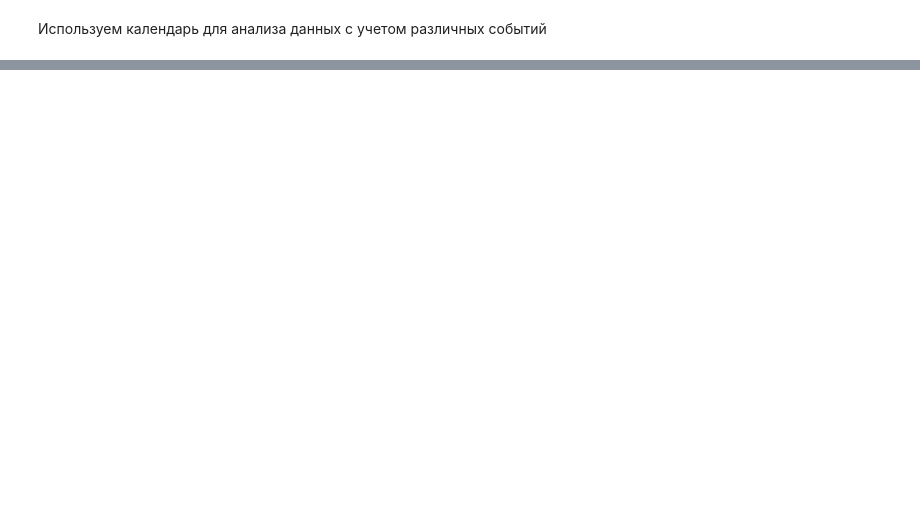
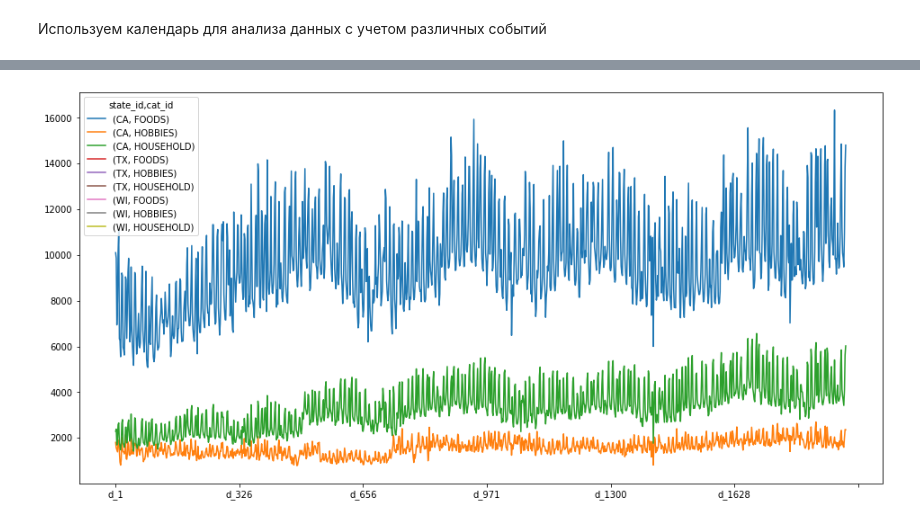
Before and after one commit to tarasovnm/m5_forecasting, a Jupyter notebook: notebooks/1. EDA.ipynb, the cells around one changed output, grey strips where cells are left out. Cells and saved outputs as stored; diff of their text form; code cells hidden in the pictures; blank space fills up the shorter version.

```diff
--- a/notebooks/1. EDA.ipynb
+++ b/notebooks/1. EDA.ipynb
@@ -349,0 +469,4 @@ sales_df.sample(5)
+# %%
+not_snapCA.groupby(['state_id', 'cat_id']).sum().T.plot(subplots=False, figsize=(16, 8));
+# %% [output]
+[figure, added]
```
Also changed, not shown: parts of 46 cells of this notebook.
